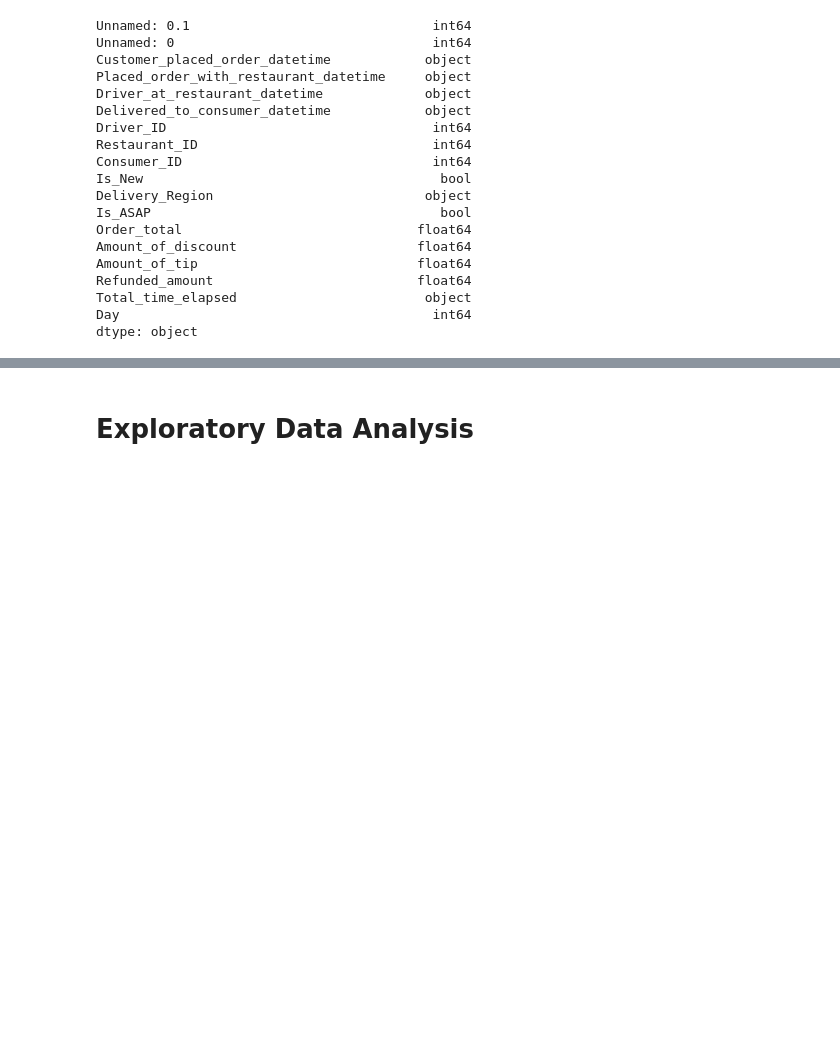
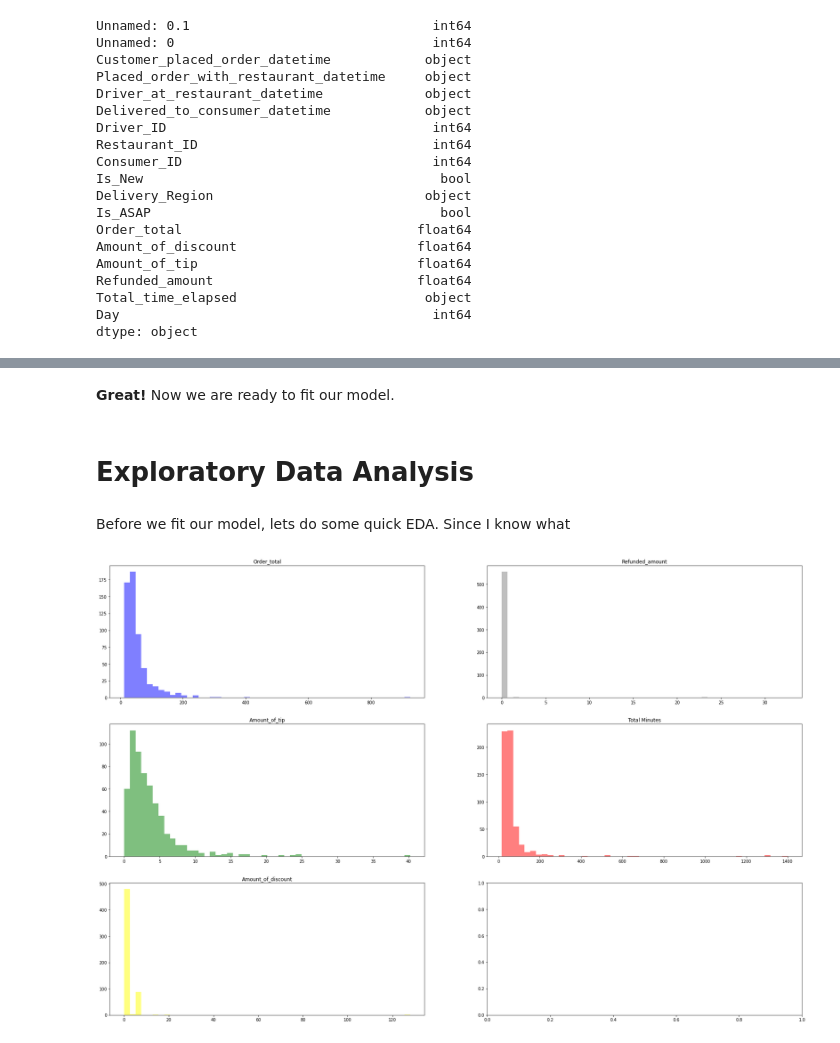
Before and after one commit to cakuang1/DDs3tosf, a Jupyter notebook: eda.ipynb, the cells around one changed output, grey strips where cells are left out. Saved outputs shown, nothing was run; the diff lists cells and outputs as text; code cells hidden in the pictures; blank space fills up the shorter version.

```diff
--- a/eda.ipynb
+++ b/eda.ipynb
@@ -79,0 +108,3 @@ dtype: object
+# %%
+## DF version 1  Here we are simply dropping irrelavent columns
+v1 = df.drop(columns=['Customer_placed_order_datetime','Placed_order_with_restaurant_datetime','Unnamed: 0.1','Unnamed: 0','Driver_ID','Restaurant_ID','Consumer_ID','Driver_at_restaurant_datetime','Delivered_to_consumer_datetime'])
@@ -79,0 +164,2 @@ dtype: object
+# %%
+v3 = pd.get_dummies(v2, columns=['Is_New','Delivery_Region','Is_ASAP'])
@@ -79,0 +168,4 @@ dtype: object
+# %%
+v3['Tip?'] = np.where(v3['Amount_of_tip'] == 0, 0, 1)
+finalv = v3.drop(columns=['Amount_of_tip'])
+finalv
@@ -80,2 +186,6 @@ dtype: object
+# %% [markdown]
+<b>Great!</b> Now we are ready to fit our model.
 # %% [markdown]
 # Exploratory Data Analysis
+# %% [markdown]
+Before we fit our model, lets do some quick EDA. Since I know what
@@ -81,0 +194,32 @@ dtype: object
+# %%
+import numpy as np
+
+# Generate some random data
+data1 = v3['Order_total']
+data2 = v3['Amount_of_tip']
+data3 = v3['Total Minutes']
+data4 = v3['Refunded_amount']
+data5 = v3['Amount_of_discount']
+
+
+# Create a figure with two subplots
+fig, axs = plt.subplots(3, 2,figsize = (30,20))
+
+# Plot the histograms in each subplot
+axs[0][0].hist(data1, bins=50, color='blue', alpha=0.5)
+axs[0][0].set_title('Order_total')
+axs[1][0].hist(data2, bins=50,color='green', alpha=0.5)
+axs[1][0].set_title('Amount_of_tip')
+axs[1][1].hist(data3,  bins=50,color='red', alpha=0.5)
+axs[1][1].set_title('Total Minutes')
+axs[0][1].hist(data4, bins=50, color='gray', alpha=0.5)
+axs[0][1].set_title('Refunded_amount')
+axs[2][0].hist(data5, bins=50, color='yellow', alpha=0.5)
+axs[2][0].set_title('Amount_of_discount')
+
+
+
+# Display the figure
+plt.show()
+# %% [output]
+[figure, added]
```
Also changed, not shown: parts of 26 cells of this notebook, 4 other files.
